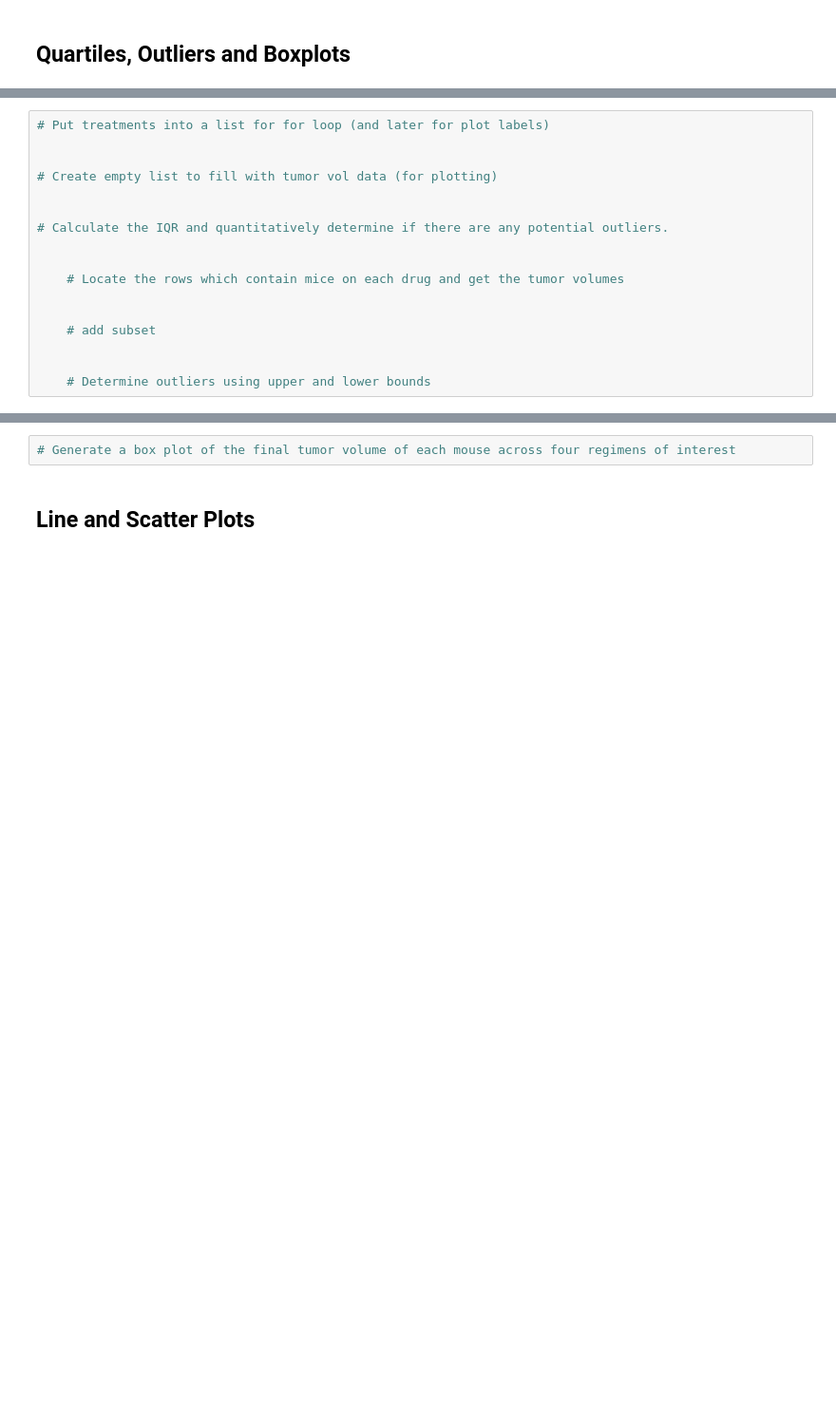
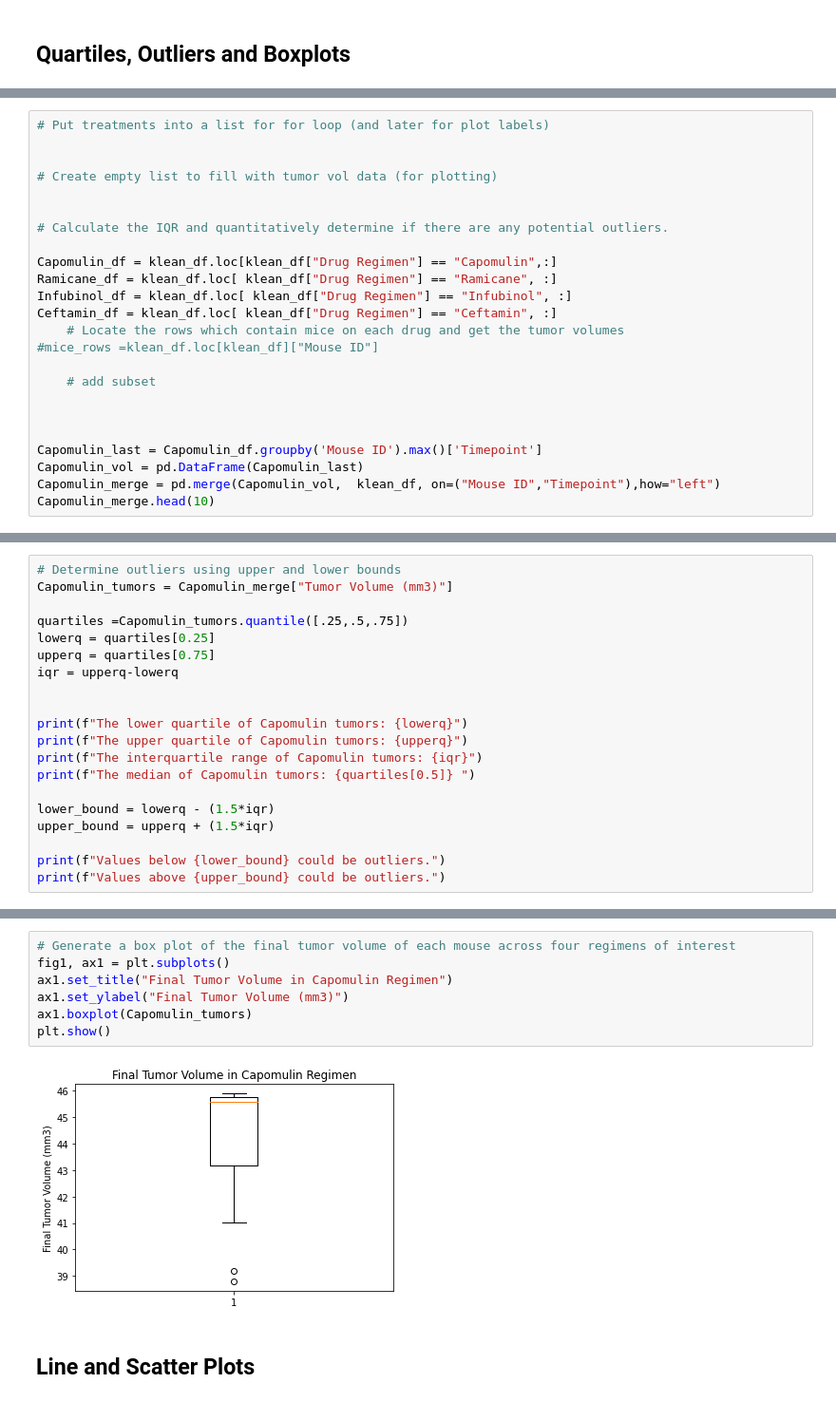
Before and after one commit to RRbenitez77/MatplotJupyter, a Jupyter notebook: Ricardo'spymaceuticals_starter-Copy1.ipynb, the cells around one changed output, grey strips where cells are left out. Shown at 95% size. Cells and saved outputs as stored; diff of their text form; blank space fills up the shorter version.

```diff
--- a/Ricardo'spymaceuticals_starter-Copy1.ipynb
+++ b/Ricardo'spymaceuticals_starter-Copy1.ipynb
@@ -331,11 +323,18 @@ treatment_regimes_data
 
 # Calculate the IQR and quantitatively determine if there are any potential outliers.
 
-
+Capomulin_df = klean_df.loc[klean_df["Drug Regimen"] == "Capomulin",:]
+Ramicane_df = klean_df.loc[ klean_df["Drug Regimen"] == "Ramicane", :]
+Infubinol_df = klean_df.loc[ klean_df["Drug Regimen"] == "Infubinol", :]
+Ceftamin_df = klean_df.loc[ klean_df["Drug Regimen"] == "Ceftamin", :]
     # Locate the rows which contain mice on each drug and get the tumor volumes
-
+#mice_rows =klean_df.loc[klean_df]["Mouse ID"]
 
     # add subset
 
 
-    # Determine outliers using upper and lower bounds
+
+Capomulin_last = Capomulin_df.groupby('Mouse ID').max()['Timepoint']
+Capomulin_vol = pd.DataFrame(Capomulin_last)
+Capomulin_merge = pd.merge(Capomulin_vol,  klean_df, on=("Mouse ID","Timepoint"),how="left")
+Capomulin_merge.head(10)
@@ -341,0 +353,20 @@ treatment_regimes_data
+# %%
+# Determine outliers using upper and lower bounds
+Capomulin_tumors = Capomulin_merge["Tumor Volume (mm3)"]
+
+quartiles =Capomulin_tumors.quantile([.25,.5,.75])
+lowerq = quartiles[0.25]
+upperq = quartiles[0.75]
+iqr = upperq-lowerq
+
+
+print(f"The lower quartile of Capomulin tumors: {lowerq}")
+print(f"The upper quartile of Capomulin tumors: {upperq}")
+print(f"The interquartile range of Capomulin tumors: {iqr}")
+print(f"The median of Capomulin tumors: {quartiles[0.5]} ")
+
+lower_bound = lowerq - (1.5*iqr)
+upper_bound = upperq + (1.5*iqr)
+
+print(f"Values below {lower_bound} could be outliers.")
+print(f"Values above {upper_bound} could be outliers.")
@@ -342,4 +380,11 @@ treatment_regimes_data
 # %%
 # Generate a box plot of the final tumor volume of each mouse across four regimens of interest
+fig1, ax1 = plt.subplots()
+ax1.set_title("Final Tumor Volume in Capomulin Regimen")
+ax1.set_ylabel("Final Tumor Volume (mm3)")
+ax1.boxplot(Capomulin_tumors)
+plt.show()
+# %% [output]
+[figure, added]
 # %% [markdown]
 ## Line and Scatter Plots
```
Also changed, not shown: parts of 13 cells of this notebook.
